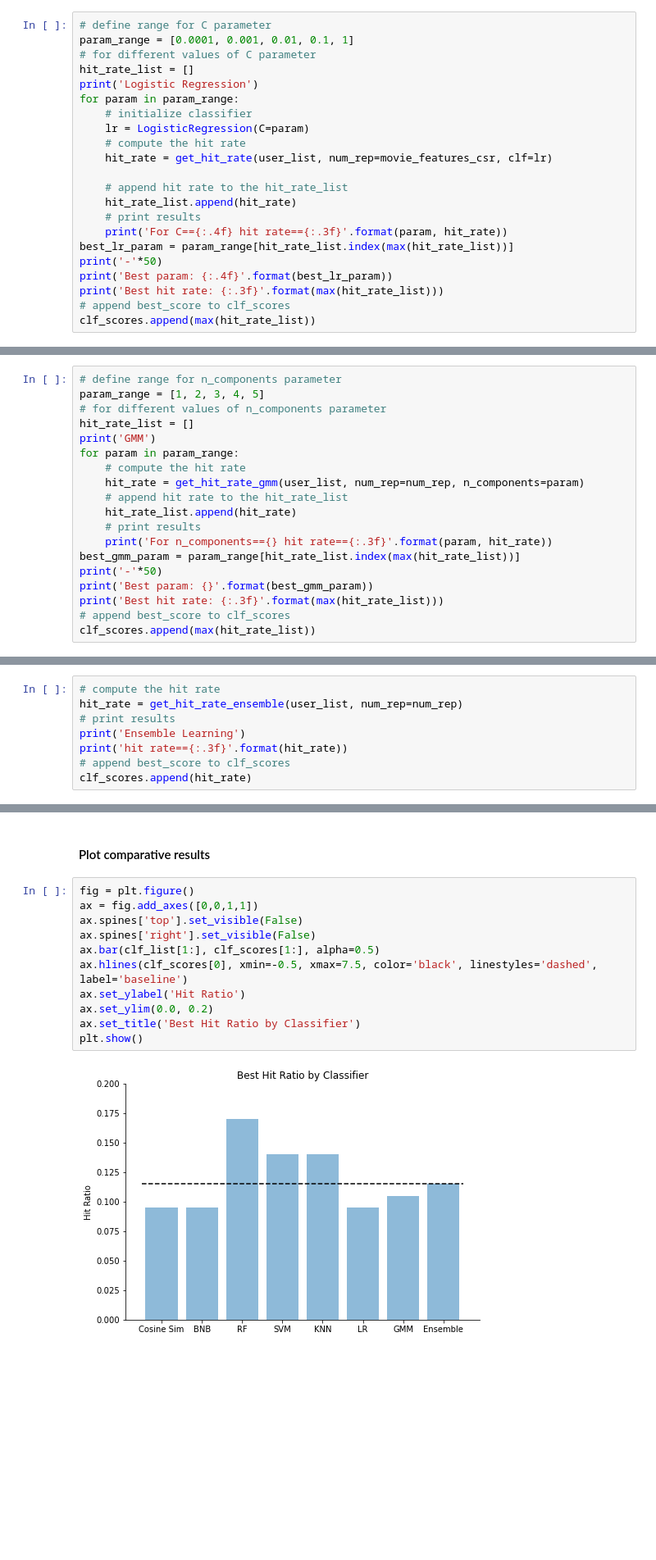
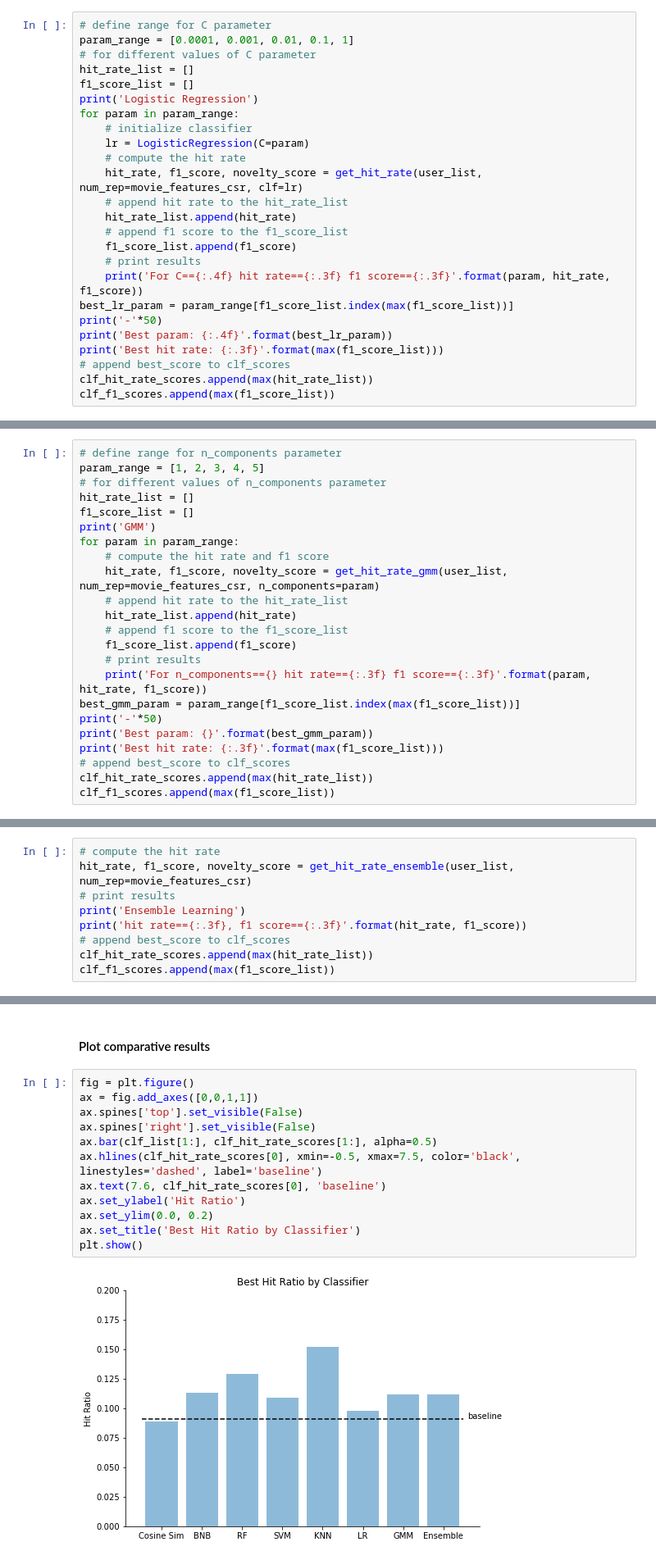
Before and after one commit to bdougall/W207_movies, a Jupyter notebook: content_based.ipynb, the cells around one changed output, grey strips where cells are left out. Shown at 82% size. Saved outputs shown, nothing was run; the diff lists cells and outputs as text; blank space fills up the shorter version.

Commit message:
with f1_score and novelty_score

```diff
--- a/content_based.ipynb
+++ b/content_based.ipynb
@@ -863,22 +999,25 @@ Best hit rate: 0.140
 param_range = [0.0001, 0.001, 0.01, 0.1, 1]
 # for different values of C parameter
 hit_rate_list = []
+f1_score_list = []
 print('Logistic Regression')
 for param in param_range:
     # initialize classifier
     lr = LogisticRegression(C=param)
     # compute the hit rate
-    hit_rate = get_hit_rate(user_list, num_rep=movie_features_csr, clf=lr)
-
+    hit_rate, f1_score, novelty_score = get_hit_rate(user_list, num_rep=movie_features_csr, clf=lr)
     # append hit rate to the hit_rate_list
     hit_rate_list.append(hit_rate)
+    # append f1 score to the f1_score_list
+    f1_score_list.append(f1_score)
     # print results
-    print('For C=={:.4f} hit rate=={:.3f}'.format(param, hit_rate))
-best_lr_param = param_range[hit_rate_list.index(max(hit_rate_list))]
+    print('For C=={:.4f} hit rate=={:.3f} f1 score=={:.3f}'.format(param, hit_rate, f1_score))
+best_lr_param = param_range[f1_score_list.index(max(f1_score_list))]
 print('-'*50)
 print('Best param: {:.4f}'.format(best_lr_param))
-print('Best hit rate: {:.3f}'.format(max(hit_rate_list)))
+print('Best hit rate: {:.3f}'.format(max(f1_score_list)))
 # append best_score to clf_scores
-clf_scores.append(max(hit_rate_list))
+clf_hit_rate_scores.append(max(hit_rate_list))
+clf_f1_scores.append(max(f1_score_list))
 # %% [output]
 Logistic Regression
@@ -897,19 +1037,23 @@ Best hit rate: 0.095
 param_range = [1, 2, 3, 4, 5]
 # for different values of n_components parameter
 hit_rate_list = []
+f1_score_list = []
 print('GMM')
 for param in param_range:
-    # compute the hit rate
-    hit_rate = get_hit_rate_gmm(user_list, num_rep=num_rep, n_components=param)
+    # compute the hit rate and f1 score
+    hit_rate, f1_score, novelty_score = get_hit_rate_gmm(user_list, num_rep=movie_features_csr, n_components=param)
     # append hit rate to the hit_rate_list
     hit_rate_list.append(hit_rate)
+    # append f1 score to the f1_score_list
+    f1_score_list.append(f1_score)
     # print results
-    print('For n_components=={} hit rate=={:.3f}'.format(param, hit_rate))
-best_gmm_param = param_range[hit_rate_list.index(max(hit_rate_list))]
+    print('For n_components=={} hit rate=={:.3f} f1 score=={:.3f}'.format(param, hit_rate, f1_score))
+best_gmm_param = param_range[f1_score_list.index(max(f1_score_list))]
 print('-'*50)
 print('Best param: {}'.format(best_gmm_param))
-print('Best hit rate: {:.3f}'.format(max(hit_rate_list)))
+print('Best hit rate: {:.3f}'.format(max(f1_score_list)))
 # append best_score to clf_scores
-clf_scores.append(max(hit_rate_list))
+clf_hit_rate_scores.append(max(hit_rate_list))
+clf_f1_scores.append(max(f1_score_list))
 # %% [output]
 GMM
@@ -925,11 +1069,12 @@ Best hit rate: 0.105
 #### Ensemble Learning
 # %%
 # compute the hit rate
-hit_rate = get_hit_rate_ensemble(user_list, num_rep=num_rep)
+hit_rate, f1_score, novelty_score = get_hit_rate_ensemble(user_list, num_rep=movie_features_csr)
 # print results
 print('Ensemble Learning')
-print('hit rate=={:.3f}'.format(hit_rate))
+print('hit rate=={:.3f}, f1 score=={:.3f}'.format(hit_rate, f1_score))
 # append best_score to clf_scores
-clf_scores.append(hit_rate)
+clf_hit_rate_scores.append(max(hit_rate_list))
+clf_f1_scores.append(max(f1_score_list))
 # %% [output]
 Ensemble Learning
@@ -939,13 +1084,14 @@ hit rate==0.115
 # %%
 fig = plt.figure()
 ax = fig.add_axes([0,0,1,1])
 ax.spines['top'].set_visible(False)
 ax.spines['right'].set_visible(False)
-ax.bar(clf_list[1:], clf_scores[1:], alpha=0.5)
-ax.hlines(clf_scores[0], xmin=-0.5, xmax=7.5, color='black', linestyles='dashed', label='baseline')
+ax.bar(clf_list[1:], clf_hit_rate_scores[1:], alpha=0.5)
+ax.hlines(clf_hit_rate_scores[0], xmin=-0.5, xmax=7.5, color='black', linestyles='dashed', label='baseline')
+ax.text(7.6, clf_hit_rate_scores[0], 'baseline')
 ax.set_ylabel('Hit Ratio')
 ax.set_ylim(0.0, 0.2)
 ax.set_title('Best Hit Ratio by Classifier')
 plt.show()
 # %% [output]
-[figure, old version]
+[figure, new version]
```
Also changed, not shown: parts of 62 cells of this notebook, 3 other files.
